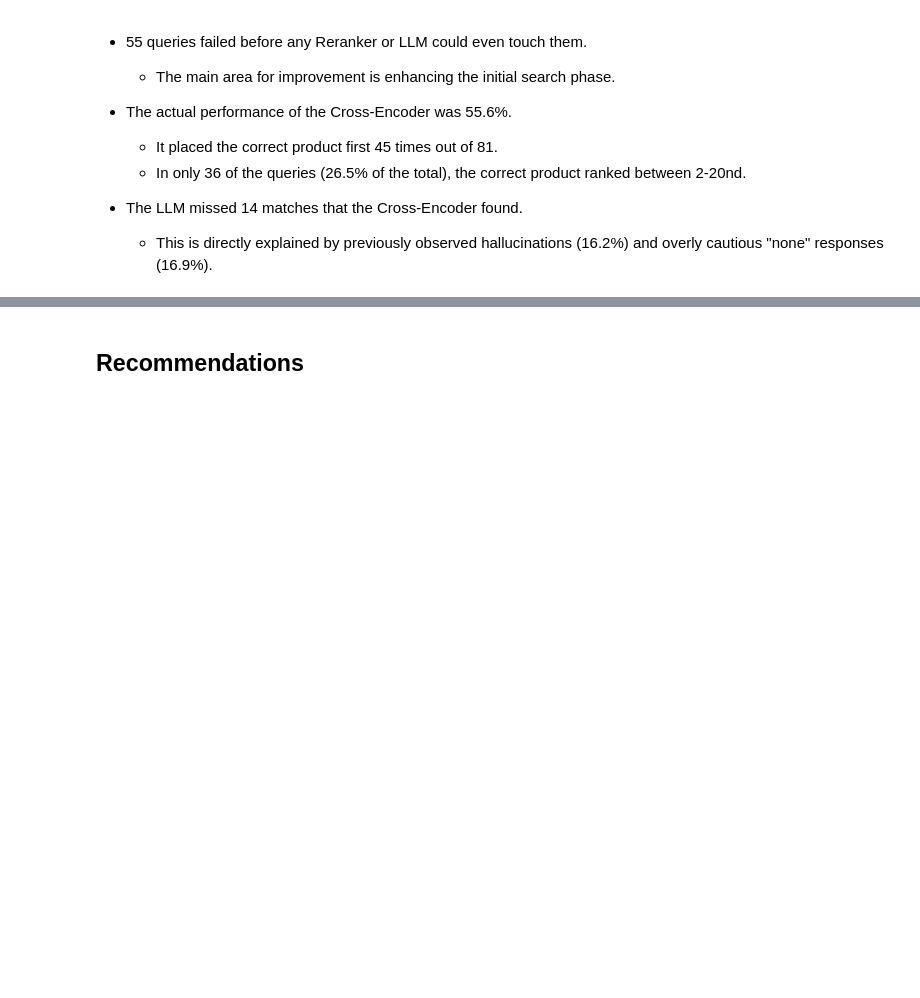
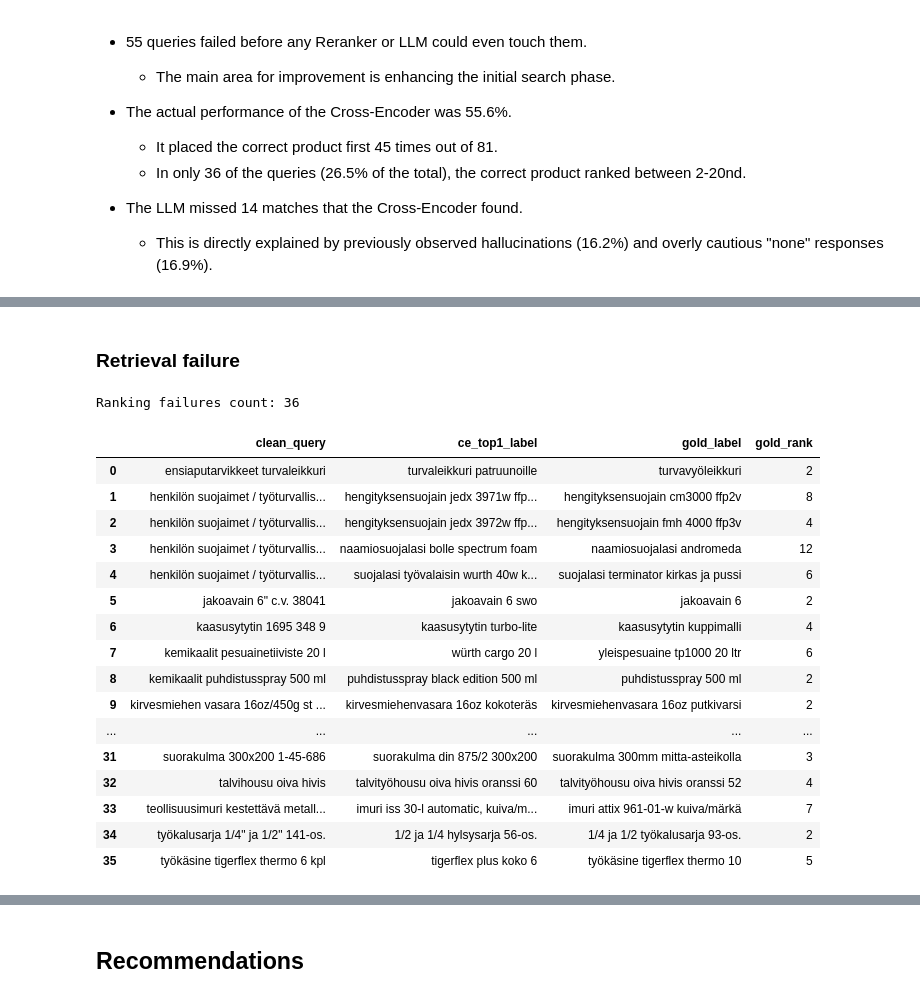
Before and after one commit to lepistsa-uni/semantic-product-search, a Jupyter notebook: notebooks/10_error_analysis.ipynb, the cells around one changed output, grey strips where cells are left out. Drawn from its saved outputs; the diff is of its cells as text; code cells hidden in the pictures; blank space fills up the shorter version.

```diff
--- a/notebooks/10_error_analysis.ipynb
+++ b/notebooks/10_error_analysis.ipynb
@@ -211,0 +308,44 @@ plt.show()
+# %% [markdown]
+### Retrieval failure
+# %%
+ranking_fail_queries = df_funnel[df_funnel['in_hybrid_top20'] & ~df_funnel['ce_hit1']]['clean_query']
+ranking_errors = []
+for q in ranking_fail_queries:
+    q_rows = reranked_top20[reranked_top20['clean_query'] == q]
+
+    top1 = q_rows[q_rows['rank'] == 1].iloc[0]
+    gold = q_rows[q_rows['is_hit'] == True].iloc[0]
+
+    ranking_errors.append({
+        'clean_query': q,
+        'ce_top1_label': top1['clean_label'],
+        'ce_top1_score': round(top1['reranker_score'], 3),
+        'gold_label': gold['clean_label'],
+        'gold_rank': int(gold['rank']),
+        'gold_score': round(gold['reranker_score'], 3)
+    })
+df_ranking_errors = pd.DataFrame(ranking_errors)
+print(f"Ranking failures count: {len(df_ranking_errors)}")
+# %% [output]
+Ranking failures count: 36
+# %%
+pd.set_option('display.max_colwidth', None)
+df_ranking_errors[['clean_query', 'ce_top1_label', 'gold_label', 'gold_rank']]
+# %% [output]
+|  | clean_query | ce_top1_label | gold_label | gold_rank |
+| 0 | ensiaputarvikkeet turvaleikkuri | turvaleikkuri patruunoille | turvavyöleikkuri | 2 |
+| 1 | henkilön suojaimet / työturvallis... | hengityksensuojain jedx 3971w ffp... | hengityksensuojain cm3000 ffp2v | 8 |
+| 2 | henkilön suojaimet / työturvallis... | hengityksensuojain jedx 3972w ffp... | hengityksensuojain fmh 4000 ffp3v | 4 |
+| 3 | henkilön suojaimet / työturvallis... | naamiosuojalasi bolle spectrum foam | naamiosuojalasi andromeda | 12 |
+| 4 | henkilön suojaimet / työturvallis... | suojalasi työvalaisin wurth 40w k... | suojalasi terminator kirkas ja pussi | 6 |
+| 5 | jakoavain 6" c.v. 38041 | jakoavain 6 swo | jakoavain 6 | 2 |
+| 6 | kaasusytytin 1695 348 9 | kaasusytytin turbo-lite | kaasusytytin kuppimalli | 4 |
+| 7 | kemikaalit pesuainetiiviste 20 l | würth cargo 20 l | yleispesuaine tp1000 20 ltr | 6 |
+| 8 | kemikaalit puhdistusspray 500 ml | puhdistusspray black edition 500 ml | puhdistusspray 500 ml | 2 |
+| 9 | kirvesmiehen vasara 16oz/450g st ... | kirvesmiehenvasara 16oz kokoteräs | kirvesmiehenvasara 16oz putkivarsi | 2 |
+| ... | ... | ... | ... | ... |
+| 31 | suorakulma 300x200 1-45-686 | suorakulma din 875/2 300x200 | suorakulma 300mm mitta-asteikolla | 3 |
+| 32 | talvihousu oiva hivis | talvityöhousu oiva hivis oranssi 60 | talvityöhousu oiva hivis oranssi 52 | 4 |
+| 33 | teollisuusimuri kestettävä metall... | imuri iss 30-l automatic, kuiva/m... | imuri attix 961-01-w kuiva/märkä | 7 |
+| 34 | työkalusarja 1/4" ja 1/2" 141-os. | 1/2 ja 1/4 hylsysarja 56-os. | 1/4 ja 1/2 työkalusarja 93-os. | 2 |
+| 35 | työkäsine tigerflex thermo 6 kpl | tigerflex plus koko 6 | työkäsine tigerflex thermo 10 | 5 |
```
Also changed, not shown: parts of 7 cells of this notebook.
